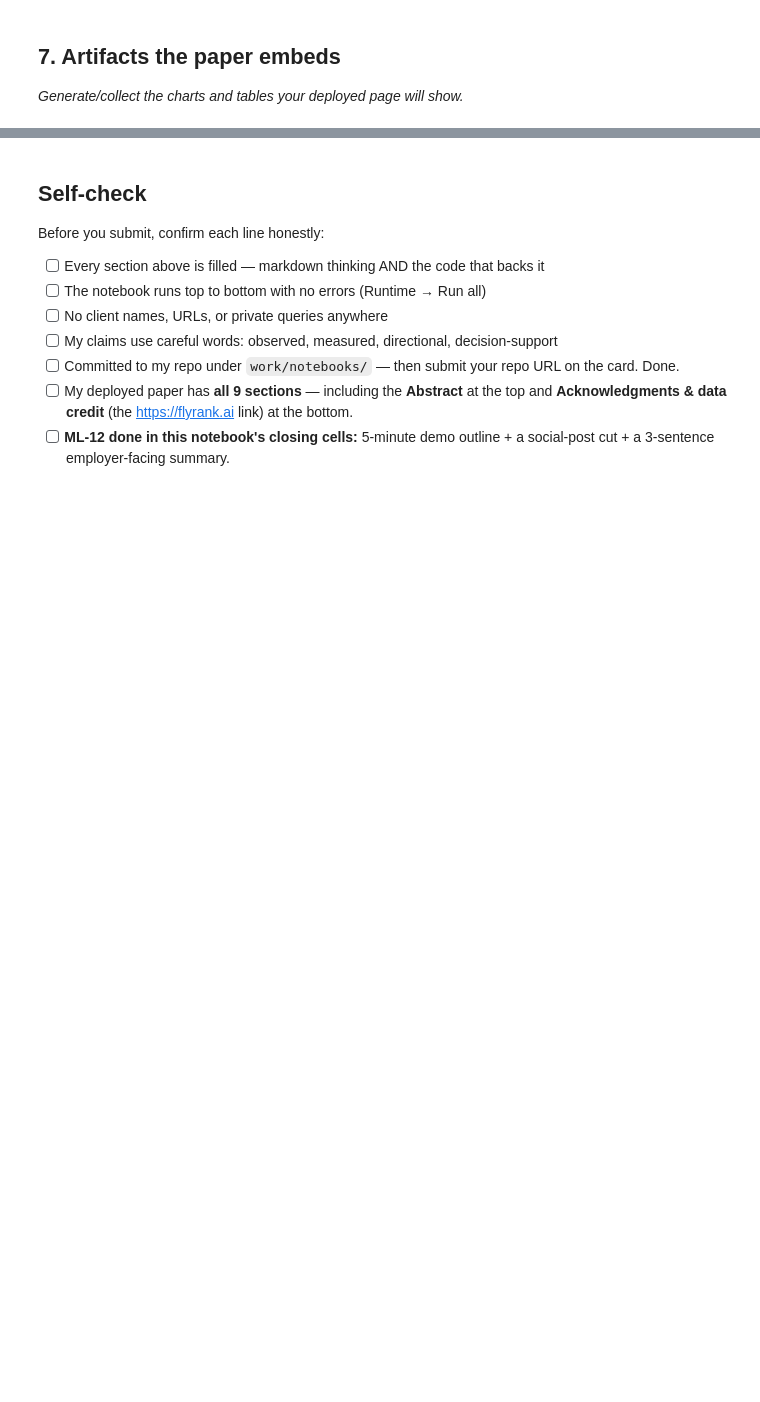
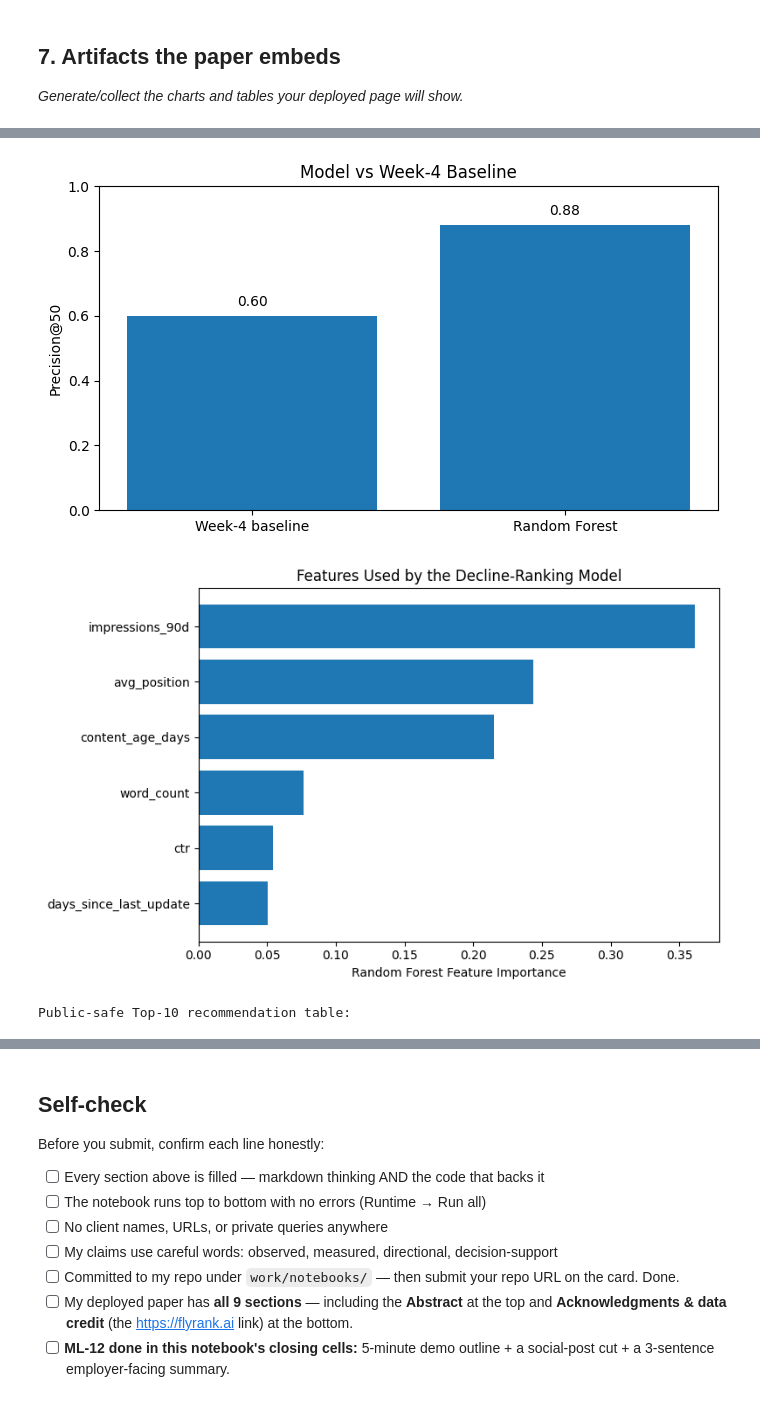
Before and after one commit to Kaunaingul-ai/flyrank-ml-internship, a Jupyter notebook: work/notebooks/capstone.ipynb, the cells around one changed output, grey strips where cells are left out. Saved outputs shown, nothing was run; the diff lists cells and outputs as text; code cells hidden in the pictures; blank space fills up the shorter version.

```diff
--- a/work/notebooks/capstone.ipynb
+++ b/work/notebooks/capstone.ipynb
@@ -36,0 +338,70 @@ This skeleton is yours to fill. Work the sections **in order** — each one has
+# %%
+import matplotlib.pyplot as plt
+
+# -----------------------------
+# Artifact 1: Model comparison
+# -----------------------------
+comparison_plot = comparison.copy()
+
+plt.figure(figsize=(7, 4))
+plt.bar(
+    comparison_plot["Method"],
+    comparison_plot["Precision@50"]
+)
+plt.ylim(0, 1)
+plt.ylabel("Precision@50")
+plt.title("Model vs Week-4 Baseline")
+
+for i, value in enumerate(comparison_plot["Precision@50"]):
+    plt.text(i, value + 0.03, f"{value:.2f}", ha="center")
+
+plt.tight_layout()
+plt.show()
+
+
+# -----------------------------
+# Artifact 2: Feature importance
+# -----------------------------
+rf_estimator = rf_model.named_steps["model"]
+
+importance_table = pd.DataFrame({
+    "Feature": features,
+    "Importance": rf_estimator.feature_importances_
+}).sort_values("Importance", ascending=True)
+
+plt.figure(figsize=(8, 5))
+plt.barh(
+    importance_table["Feature"],
+    importance_table["Importance"]
+)
+plt.xlabel("Random Forest Feature Importance")
+plt.title("Features Used by the Decline-Ranking Model")
+plt.tight_layout()
+plt.show()
+
+
+# -----------------------------
+# Artifact 3: Compact top-10 table
+# -----------------------------
+paper_top10 = top20_recommendations[
+    [
+        "rank",
+        "content_id",
+        "decline_score",
+        "impressions_90d",
+        "ctr",
+        "avg_position",
+        "recommended_action"
+    ]
+].head(10).copy()
+
+paper_top10["decline_score"] = paper_top10["decline_score"].round(3)
+paper_top10["ctr"] = paper_top10["ctr"].round(3)
+paper_top10["avg_position"] = paper_top10["avg_position"].round(1)
+
+print("Public-safe Top-10 recommendation table:")
+display(paper_top10)
+# %% [output]
+[figure, added]
+[figure, added]
+Public-safe Top-10 recommendation table:
```
Also changed, not shown: parts of 16 cells of this notebook.
